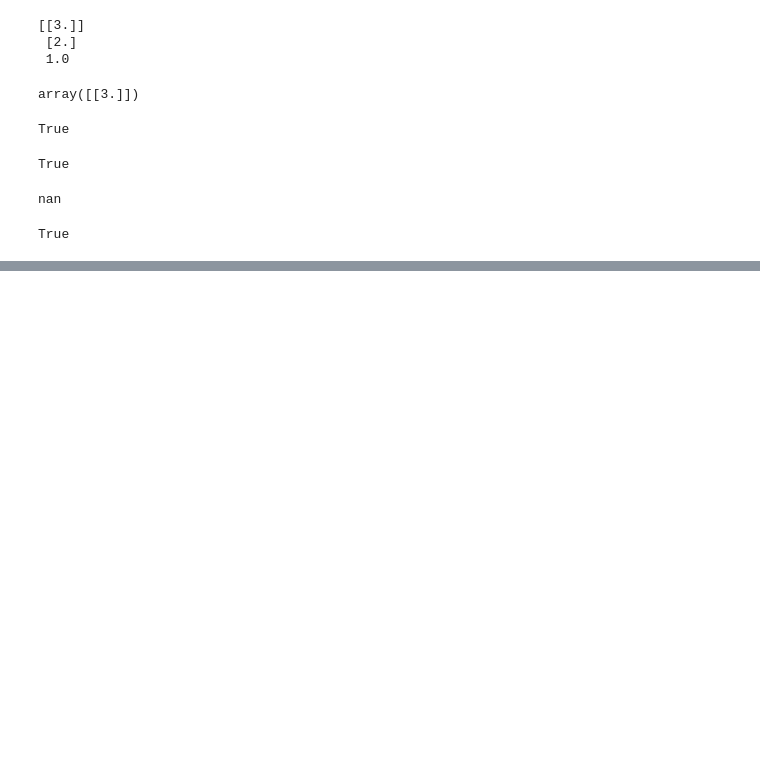
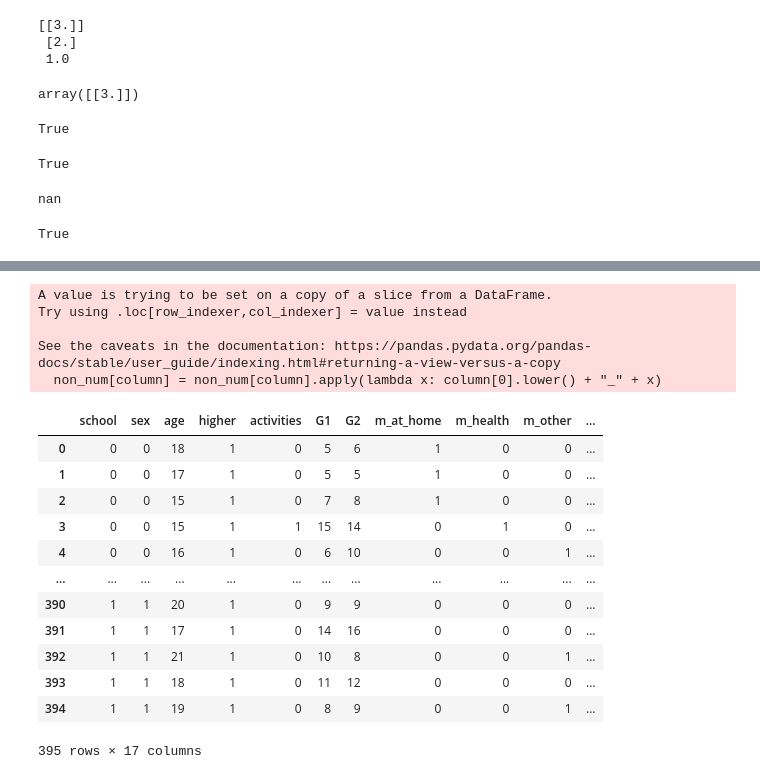
Before and after one commit to MishkaKnizhka98/Project, a Jupyter notebook: test (sandbox).ipynb, the cells around one changed output, grey strips where cells are left out. Saved outputs shown, nothing was run; the diff lists cells and outputs as text; code cells hidden in the pictures; blank space fills up the shorter version.

Commit message:
Version 24.1 (modified dummy_matrices() with .loc[])

```diff
--- a/test (sandbox).ipynb
+++ b/test (sandbox).ipynb
@@ -159,4 +150,4 @@ math.isnan(r_sq)
 # %% [output]
 True
 # %%
-x, y = load_data("test_data/test_load_data.csv")
+x, y = load_data("test_data/test_data.csv")
@@ -164,0 +267,8 @@ new_student(x)
+# %%
+w, b, r_sq = compute_model(dummy_matrices(x),y)
+# %% [output]
+A value is trying to be set on a copy of a slice from a DataFrame.
+Try using .loc[row_indexer,col_indexer] = value instead
+
+See the caveats in the documentation: https://pandas.pydata.org/pandas-docs/stable/user_guide/indexing.html#returning-a-view-versus-a-copy
+  non_num[column] = non_num[column].apply(lambda x: column[0].lower() + "_" + x)
@@ -164,0 +280,48 @@ new_student(x)
+# %%
+def dummy_matrices_new(data):
+    """
+    Turns categoraical features into dummy matrices.
+
+    Parameters:
+        data (pandas dataframe): Data with categorical features
+
+    Returns:
+        data (pandas dataframe): Data with dummy matrices
+    """
+
+    # Turning categorical features into numbers
+    # Dummy matrices + Label Encoding
+    non_num = data.select_dtypes(include="object")
+    encoder = LabelEncoder()
+    for column in non_num.columns:
+        if len(non_num[column].unique()) == 2:
+            data[column] = encoder.fit_transform(data[column])
+
+        else:
+            #non_num[column] = non_num[column].apply(lambda x: column[0].lower() + "_" + x)
+            non_num.loc[:,column] = non_num.loc[:,column].apply(lambda x: column[0].lower() + "_" + x)
+            dummies = pd.get_dummies(non_num[column])
+            #dummies = dummies.drop([dummies.columns[-1]], axis=1)
+            data = pd.concat([data, dummies], axis=1)
+            data = data.drop([column], axis=1)
+
+    return data
+# %%
+x, y = load_data("data/student-mat.csv")
+# %%
+x_dummy = dummy_matrices_new(x)
+x_dummy
+# %% [output]
+|  | school | sex | age | higher | activities | G1 | G2 | m_at_home | m_health | m_other | ... |
+| 0 | 0 | 0 | 18 | 1 | 0 | 5 | 6 | 1 | 0 | 0 | ... |
+| 1 | 0 | 0 | 17 | 1 | 0 | 5 | 5 | 1 | 0 | 0 | ... |
+| 2 | 0 | 0 | 15 | 1 | 0 | 7 | 8 | 1 | 0 | 0 | ... |
+| 3 | 0 | 0 | 15 | 1 | 1 | 15 | 14 | 0 | 1 | 0 | ... |
+| 4 | 0 | 0 | 16 | 1 | 0 | 6 | 10 | 0 | 0 | 1 | ... |
+| ... | ... | ... | ... | ... | ... | ... | ... | ... | ... | ... | ... |
+| 390 | 1 | 1 | 20 | 1 | 0 | 9 | 9 | 0 | 0 | 0 | ... |
+| 391 | 1 | 1 | 17 | 1 | 0 | 14 | 16 | 0 | 0 | 0 | ... |
+| 392 | 1 | 1 | 21 | 1 | 0 | 10 | 8 | 0 | 0 | 1 | ... |
+| 393 | 1 | 1 | 18 | 1 | 0 | 11 | 12 | 0 | 0 | 0 | ... |
+| 394 | 1 | 1 | 19 | 1 | 0 | 8 | 9 | 0 | 0 | 1 | ... |
+395 rows × 17 columns
```
Also changed, not shown: parts of 18 cells of this notebook, 4 other files.
